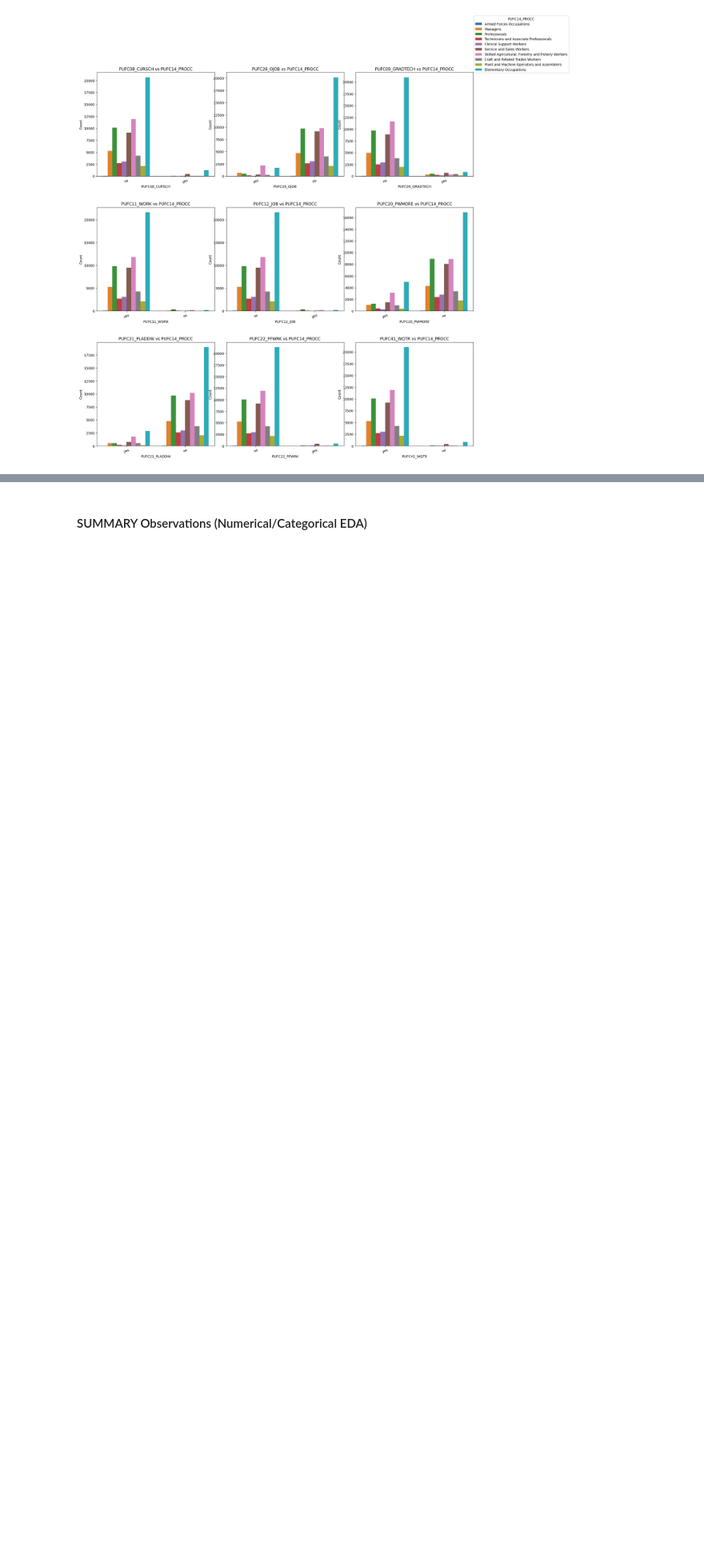
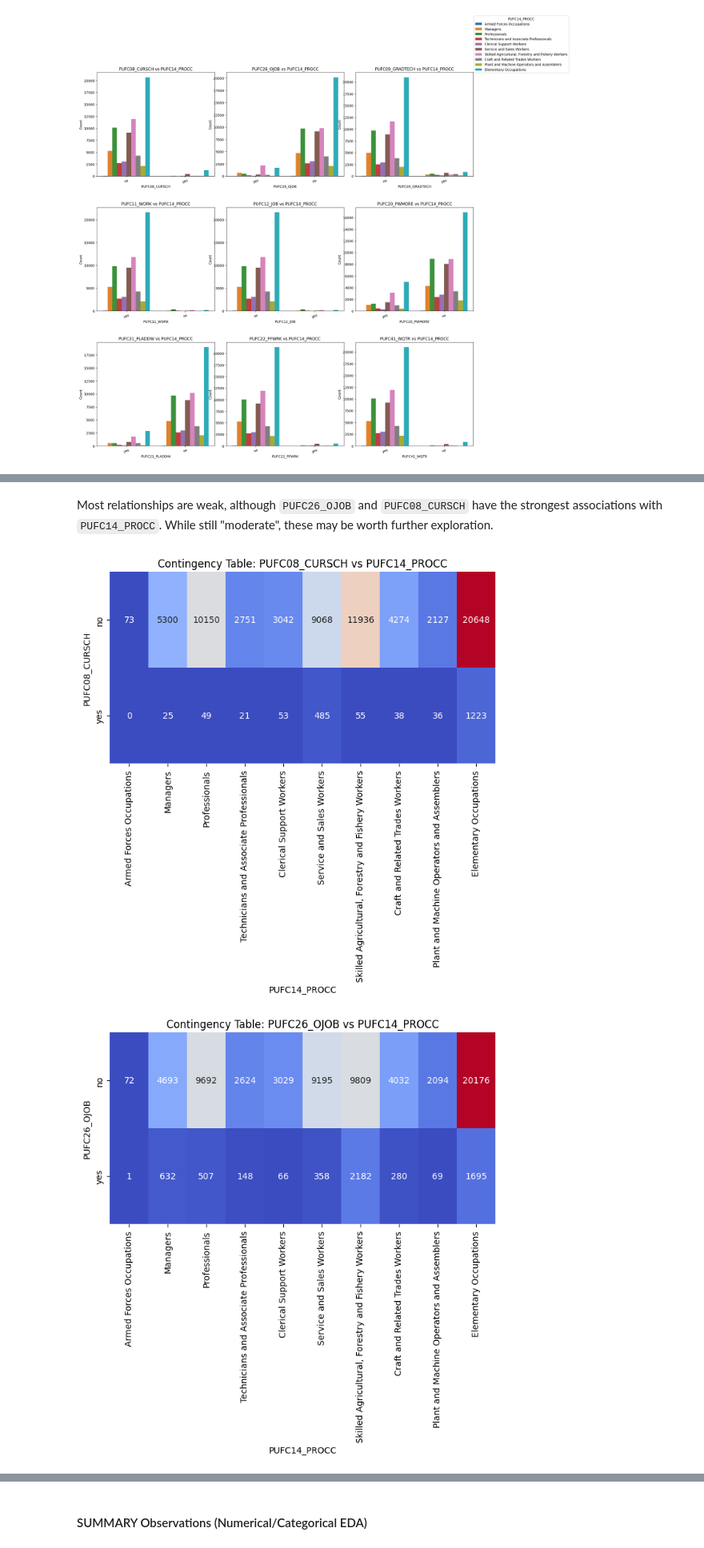
Before and after one commit to clavzno/STINTSY, a Jupyter notebook: Notebook.ipynb, the cells around one changed output, grey strips where cells are left out. Shown at 80% size. Cells and saved outputs as stored; diff of their text form; code cells hidden in the pictures; blank space fills up the shorter version.

Commit message:
Worked on EDA i had to comment out tensorflow as I have issues with local env

```diff
--- a/Notebook.ipynb
+++ b/Notebook.ipynb
@@ -2478,0 +2483,23 @@ We can examine Cramer’s V Tto measure the strength of the relationship. Cramer
+# %%
+def cramers_v(chi2, n, r, c):
+    return np.sqrt(chi2 / (n * (min(r, c) - 1)))
+
+cramers_v_values = {}
+
+for var in binary_categorical_vars:
+    contingency_table = pd.crosstab(jobs_df[var], jobs_df["PUFC14_PROCC"])
+    chi2, p, dof, expected = chi2_contingency(contingency_table)
+
+    n = contingency_table.sum().sum()  # Total sample size
+    r, c = contingency_table.shape  # Rows and columns
+
+    v = cramers_v(chi2, n, r, c)  # Compute Cramér's V
+    cramers_v_values[var] = v
+
+    print(f"Cramer's V for {var} vs PUFC14_PROCC: {v:.3f}")
+
+# Sort by strength of association
+sorted_cramers_v = sorted(cramers_v_values.items(), key=lambda x: x[1], reverse=True)
+print("\nSorted Cramer's V values:")
+for var, v in sorted_cramers_v:
+    print(f"{var}: {v:.3f}")
@@ -2478,0 +2527,15 @@ We can examine Cramer’s V Tto measure the strength of the relationship. Cramer
+# %% [markdown]
+Most relationships are weak, although `PUFC26_OJOB` and `PUFC08_CURSCH` have the strongest associations with `PUFC14_PROCC`. While still "moderate", these may be worth further exploration.
+# %%
+for var in binary_categorical_vars:
+    contingency_table = pd.crosstab(jobs_df[var], jobs_df["PUFC14_PROCC"])
+
+    plt.figure(figsize=(8, 4))
+    sns.heatmap(contingency_table, annot=True, fmt="d", cmap="coolwarm", cbar=False)
+    plt.title(f"Contingency Table: {var} vs PUFC14_PROCC")
+    plt.xlabel("PUFC14_PROCC")
+    plt.ylabel(var)
+    plt.show()
+# %% [output]
+[figure, added]
+[figure, added]
```
Also changed, not shown: parts of 43 cells of this notebook.
